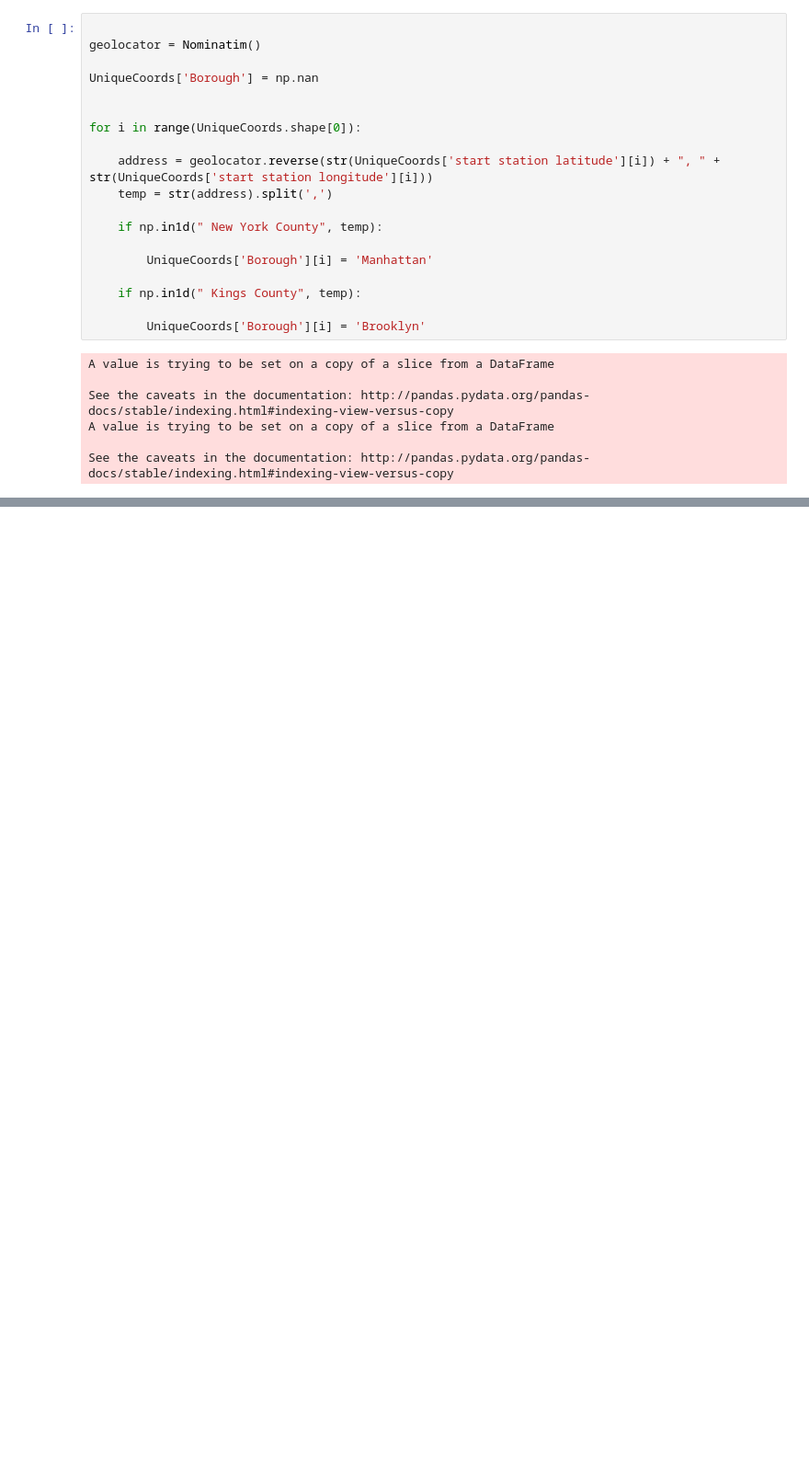
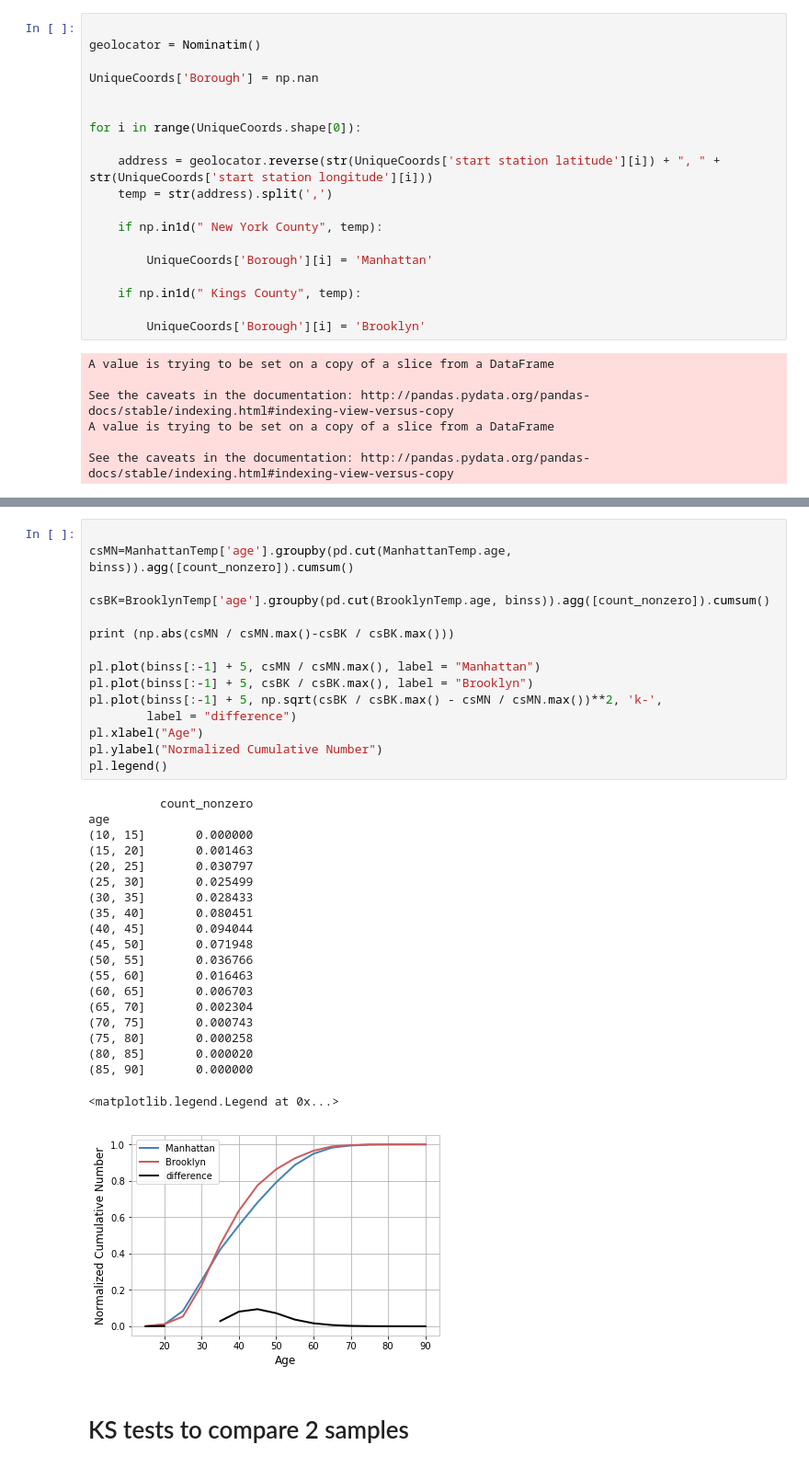
Before and after one commit to andrewnell/PUI2017_adn323, a Jupyter notebook: HW4_adn323/Ass4_adn323.ipynb, the cells around one changed output, grey strips where cells are left out. Shown: that part at 92% size. Saved outputs shown, nothing was run; the diff lists cells and outputs as text; blank space fills up the shorter version.

```diff
--- a/HW4_adn323/Ass4_adn323.ipynb
+++ b/HW4_adn323/Ass4_adn323.ipynb
@@ -583,0 +337,38 @@ str(CitiBikedf['start station latitude'][1]) + ", " + str(CitiBikedf['start stat
+# %%
+
+csMN=ManhattanTemp['age'].groupby(pd.cut(ManhattanTemp.age, binss)).agg([count_nonzero]).cumsum()
+
+csBK=BrooklynTemp['age'].groupby(pd.cut(BrooklynTemp.age, binss)).agg([count_nonzero]).cumsum()
+
+print (np.abs(csMN / csMN.max()-csBK / csBK.max()))
+
+pl.plot(binss[:-1] + 5, csMN / csMN.max(), label = "Manhattan")
+pl.plot(binss[:-1] + 5, csBK / csBK.max(), label = "Brooklyn")
+pl.plot(binss[:-1] + 5, np.sqrt(csBK / csBK.max() - csMN / csMN.max())**2, 'k-',
+        label = "difference")
+pl.xlabel("Age")
+pl.ylabel("Normalized Cumulative Number")
+pl.legend()
+# %% [output]
+          count_nonzero
+age
+(10, 15]       0.000000
+(15, 20]       0.001463
+(20, 25]       0.030797
+(25, 30]       0.025499
+(30, 35]       0.028433
+(35, 40]       0.080451
+(40, 45]       0.094044
+(45, 50]       0.071948
+(50, 55]       0.036766
+(55, 60]       0.016463
+(60, 65]       0.006703
+(65, 70]       0.002304
+(70, 75]       0.000743
+(75, 80]       0.000258
+(80, 85]       0.000020
+(85, 90]       0.000000
+<matplotlib.legend.Legend at 0x...>
+[figure, added]
+# %% [markdown]
+# KS tests to compare 2 samples
```
Also changed, not shown: parts of 46 cells of this notebook.
